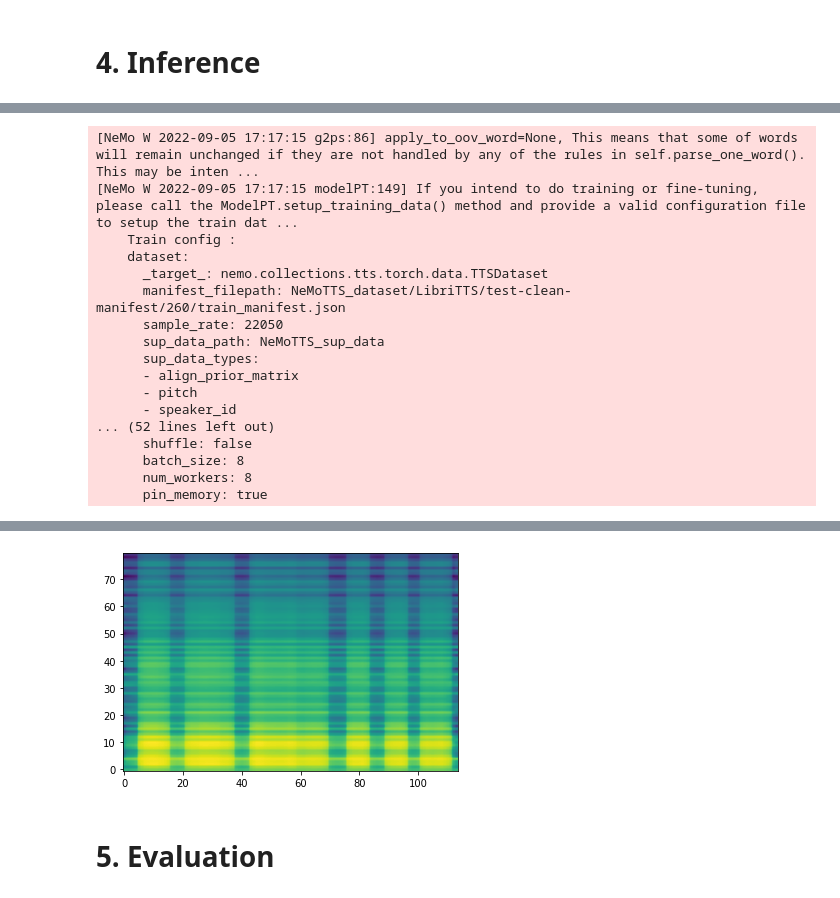
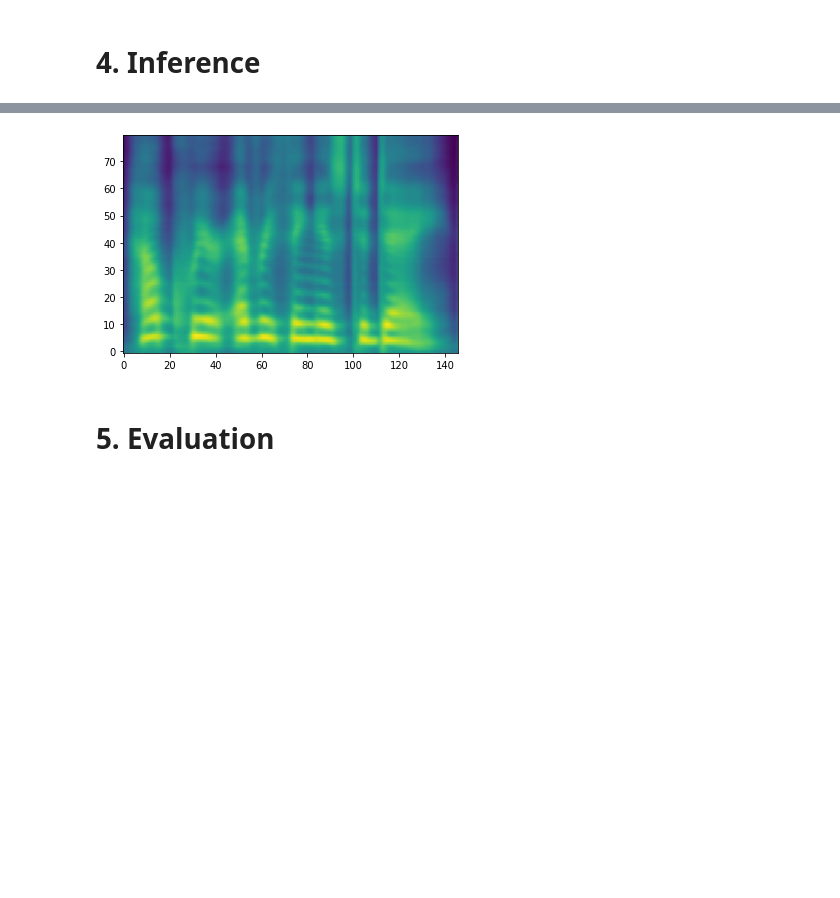
Before and after one commit to wdykas/NeMo, a Jupyter notebook: tutorials/tts/FastPitch_SpeakerAdaptation.ipynb, the cells around one changed output, grey strips where cells are left out. Cells and saved outputs as stored; diff of their text form; code cells hidden in the pictures; blank space fills up the shorter version.

```diff
--- a/tutorials/tts/FastPitch_SpeakerAdaptation.ipynb
+++ b/tutorials/tts/FastPitch_SpeakerAdaptation.ipynb
@@ -555,18 +557,22 @@ KeyboardInterrupt:
 for speaker_id in speaker_ids:
     manifest_dir = f'{datadir}/LibriTTS/test-clean-manifest/{speaker_id}'
     save_version = f'LibriTTS-speaker-{speaker_id}-test'
-
+    !(echo {manifest_dir})
+    mean=!(cat {manifest_dir}/pitch_stats.json | jq -r ".pitch[0]")
+    std=!(cat {manifest_dir}/pitch_stats.json  | jq -r ".pitch[1]")
+    fmin=!(cat {manifest_dir}/pitch_stats.json | jq -r ".pitch[2]")
+    fmax=!(cat {manifest_dir}/pitch_stats.json | jq -r ".pitch[3]")
     !(python {codedir}/fastpitch_finetune_multispeaker.py --config-path={os.path.abspath(confdir)} --config-name=fastpitch_align_v1.05.yaml \
     sample_rate=22050 \
     train_dataset={manifest_dir}/train_manifest.json \
     validation_datasets={manifest_dir}/val_manifest.json \
     sup_data_types="['align_prior_matrix', 'pitch', 'speaker_id']" \
     sup_data_path={suppdir} \
-    +init_from_ptl_ckpt="/home/chsieh/chengping-ws/fastpitch/completed/emb-all-cat-cln2-gst-5-1151/FastPitch/2022-08-25_04-24-31/checkpoints/FastPitch--v_loss\=0.7343-epoch\=239.ckpt" \
-    pitch_mean={pitch_mean} \
-    pitch_std={pitch_std} \
-    pitch_fmin={pitch_min} \
-    pitch_fmax={pitch_max} \
+    +init_from_ptl_ckpt="/home/chsieh/FastPitch-gst-pretrain-sp1151.ckpt" \
+    pitch_mean={mean[0]} \
+    pitch_std={std[0]} \
+    pitch_fmin={fmin[0]} \
+    pitch_fmax={fmax[0]} \
     finetune_multispeaker.freeze_all=True \
     finetune_multispeaker.add_random_speaker=False \
     finetune_multispeaker.add_weight_speaker=True \
@@ -684,7 +684,7 @@ def sync_audio(vocoder_model, spectrogram):
     return audio
 
 
-def mse_metrics(spec_gen_model, file_id, str_input, speaker, spec_tgt, spec_tgt_lens, pitch_mean, pitch_std):
+def mse_metrics(spec_gen_model, file_id, str_input, speaker, spec_ref, spec_ref_lens, spec_tgt, spec_tgt_lens, pitch_mean, pitch_std):
     text = spec_gen_model.parse(str_input)
     text_lens = torch.tensor(text.shape[1]).long().unsqueeze(0).to(device=spec_gen_model.device)
     speaker = torch.tensor([speaker]).long().to(device=spec_gen_model.device)
@@ -707,6 +707,8 @@ def mse_metrics(spec_gen_model, file_id, str_input, speaker, spec_tgt, spec_tgt_
             speaker=speaker,
             pace=1.0,
             spec=spec_tgt,
+            ref_spec=spec_ref,
+            ref_spec_lens=spec_ref_lens,
             attn_prior=attn_prior,
             mel_lens=spec_tgt_lens,
             input_lens=text_lens
@@ -720,6 +722,6 @@ def mse_metrics(spec_gen_model, file_id, str_input, speaker, spec_tgt, spec_tgt_
 os.makedirs(gensdir, exist_ok=True)
 sample_rate = 22050
 wave_model = WaveformFeaturizer(sample_rate=sample_rate)
-vocoder_model = HifiGanModel.load_from_checkpoint(checkpoint_path='/home/chsieh/chengping-ws/hifigan/inprogress/3184548_/HifiGan/2022-07-30_00-28-02/checkpoints/HifiGan--val_loss=0.4694-epoch=1799.ckpt')
+vocoder_model = HifiGanModel.load_from_checkpoint(checkpoint_path='/home/chsieh/HifiGan-finetune-sp1151.ckpt')
 vocoder_model = vocoder_model.eval().cuda()
 # %% [output]
@@ -747,7 +749,7 @@ vocoder_model = vocoder_model.eval().cuda()
 # %%
 ckpts = {}
-for speaker_id in [1089, 260]:
-    path = f'{logsdir}/FastPitch/LibriTTS-speaker-{speaker_id}/checkpoints'
+for speaker_id in [260]:
+    path = f'{logsdir}/FastPitch/LibriTTS-speaker-{speaker_id}-test/checkpoints'
     ckpt = sorted(os.listdir(path))[0]
     ckpts[f"{speaker_id}"] =  os.path.join(path, ckpt)
 # %%
@@ -875,7 +877,7 @@ for speaker_id, spec_model_ckpt in tqdm(ckpts.items()):
 
         # Pitch and Duration MSE
         file_id = str(Path(test_record['audio_filepath']).relative_to(base_data_dir).with_suffix("")).replace("/", "_")
-        pitch_loss, dur_loss = mse_metrics(spec_model, file_id, test_record['text'], test_record['speaker'], spec_gt, spec_gt_len, pitch_mean, pitch_std)
+        pitch_loss, dur_loss = mse_metrics(spec_model, file_id, test_record['text'], test_record['speaker'],  spec_ref, spec_ref_len, spec_gt, spec_gt_len, pitch_mean, pitch_std)
         total_pitch_mse.append(pitch_loss)
         total_dur_mse.append(dur_loss)
 # %% [output]
@@ -918,17 +919,0 @@ Speaker: 1089 | Text: Why was the sacrament of the eucharist instituted under th
-[NeMo W 2022-09-05 17:17:15 g2ps:86] apply_to_oov_word=None, This means that some of words will remain unchanged if they are not handled by any of the rules in self.parse_one_word(). This may be inten ...
-[NeMo W 2022-09-05 17:17:15 modelPT:149] If you intend to do training or fine-tuning, please call the ModelPT.setup_training_data() method and provide a valid configuration file to setup the train dat ...
-    Train config :
-    dataset:
-      _target_: nemo.collections.tts.torch.data.TTSDataset
-      manifest_filepath: NeMoTTS_dataset/LibriTTS/test-clean-manifest/260/train_manifest.json
-      sample_rate: 22050
-      sup_data_path: NeMoTTS_sup_data
-      sup_data_types:
-      - align_prior_matrix
-      - pitch
-      - speaker_id
-... (52 lines left out)
-      shuffle: false
-      batch_size: 8
-      num_workers: 8
-      pin_memory: true
@@ -952,4 +920,4 @@ Speaker: 260 | Text: How queer everything is to day!
-[figure, old version]
+[figure, new version]
 # %%
 os.makedirs(evaldir, exist_ok=True)
 with open(os.path.join(evaldir,'pitch.pkl'), 'wb') as f:
```
Also changed, not shown: parts of 5 cells of this notebook.
